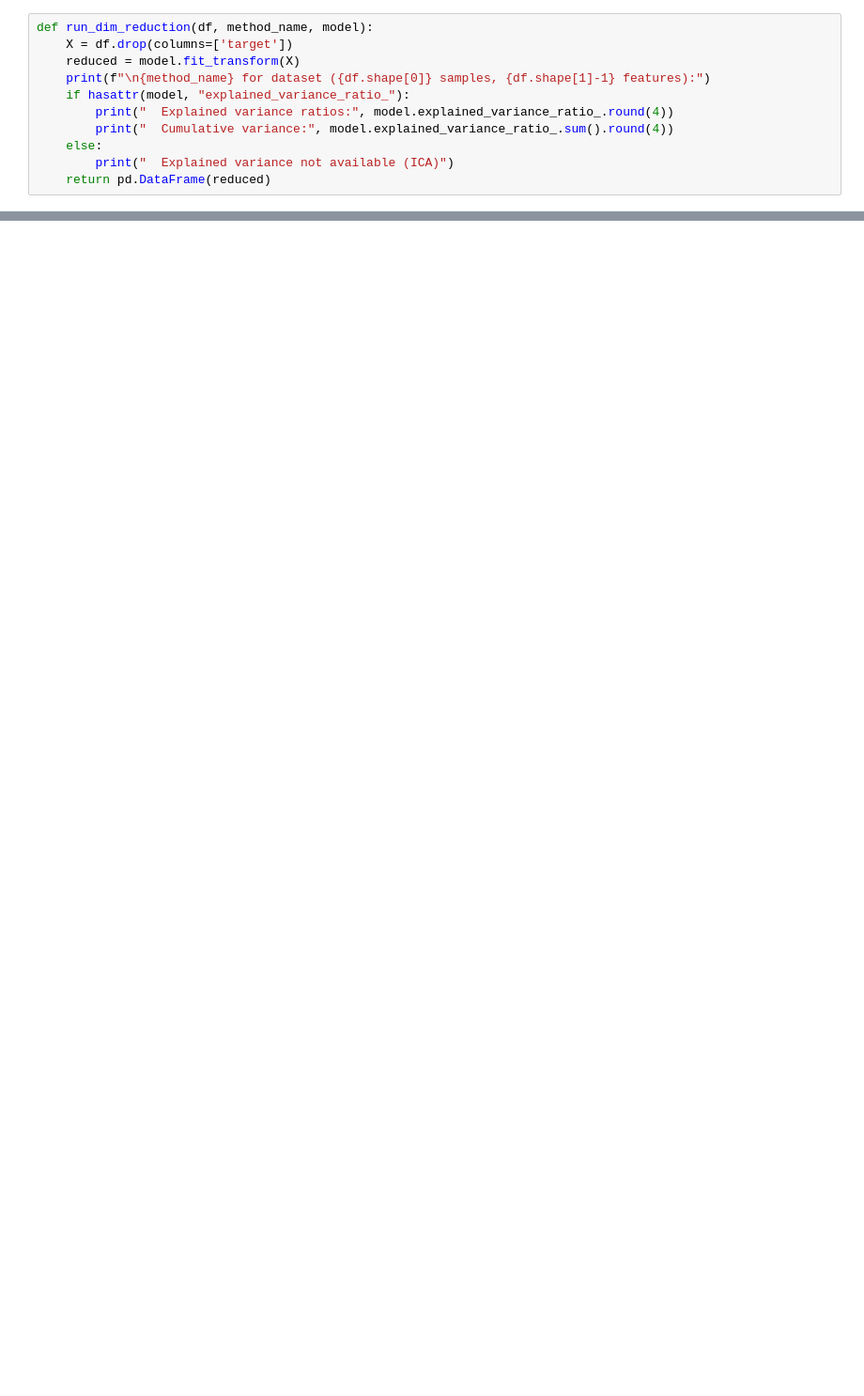
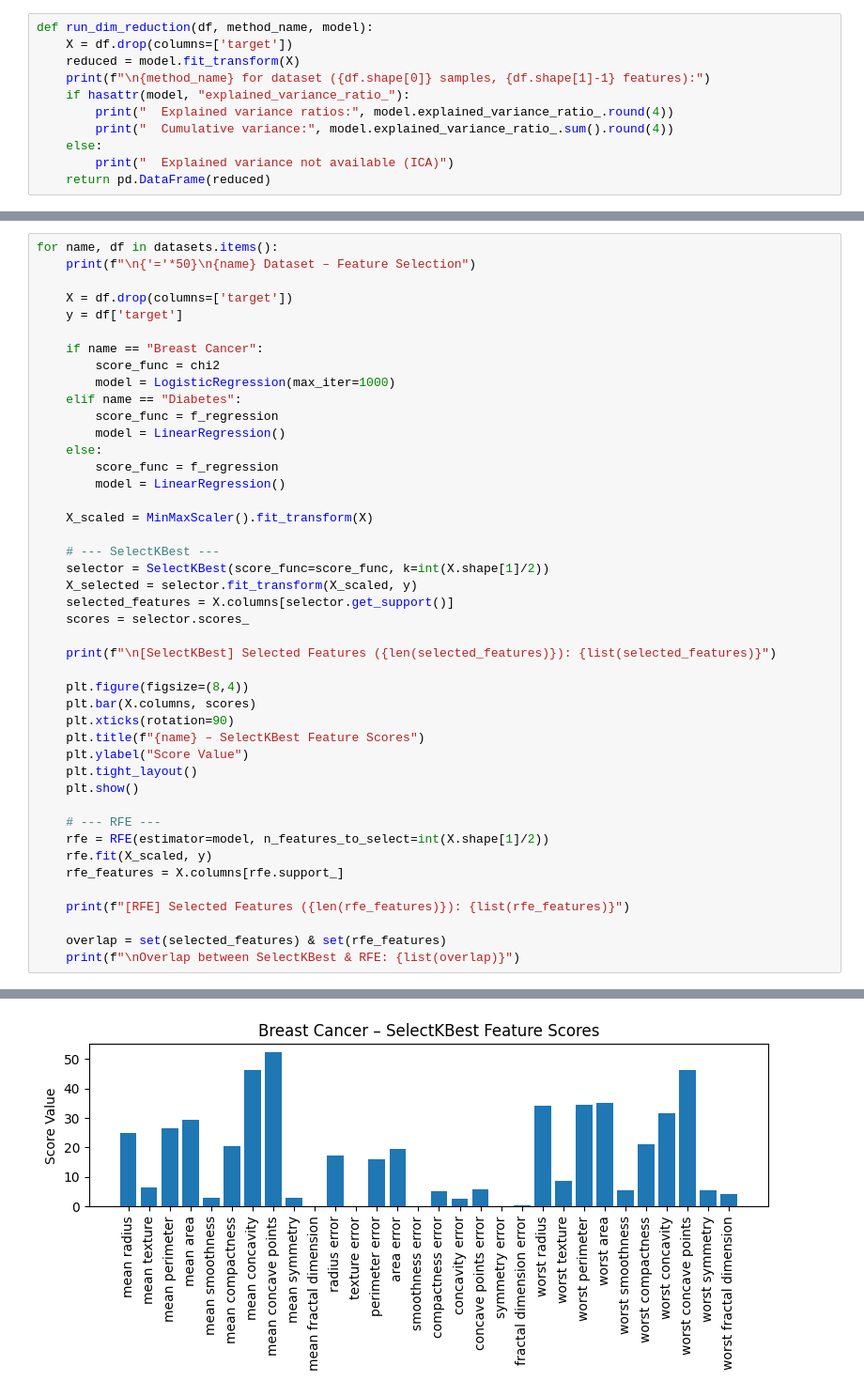
Before and after one commit to parmidamardi/CDM-TA-2, a Jupyter notebook: CDM‑MatrixMonitor‑FP.ipynb, the cells around one changed output, grey strips where cells are left out. Shown at 94% size. Drawn from its saved outputs; the diff is of its cells as text; blank space fills up the shorter version.

Commit message:
Phase 4: base feature selection (SelectKBest & RFE) applied

```diff
--- a/CDM‑MatrixMonitor‑FP.ipynb
+++ b/CDM‑MatrixMonitor‑FP.ipynb
@@ -203,0 +246,45 @@ NameError: name 'PCA' is not defined
+# %%
+for name, df in datasets.items():
+    print(f"\n{'='*50}\n{name} Dataset – Feature Selection")
+
+    X = df.drop(columns=['target'])
+    y = df['target']
+
+    if name == "Breast Cancer":
+        score_func = chi2
+        model = LogisticRegression(max_iter=1000)
+    elif name == "Diabetes":
+        score_func = f_regression
+        model = LinearRegression()
+    else:
+        score_func = f_regression
+        model = LinearRegression()
+
+    X_scaled = MinMaxScaler().fit_transform(X)
+
+    # --- SelectKBest ---
+    selector = SelectKBest(score_func=score_func, k=int(X.shape[1]/2))
+    X_selected = selector.fit_transform(X_scaled, y)
+    selected_features = X.columns[selector.get_support()]
+    scores = selector.scores_
+
+    print(f"\n[SelectKBest] Selected Features ({len(selected_features)}): {list(selected_features)}")
+
+    plt.figure(figsize=(8,4))
+    plt.bar(X.columns, scores)
+    plt.xticks(rotation=90)
+    plt.title(f"{name} – SelectKBest Feature Scores")
+    plt.ylabel("Score Value")
+    plt.tight_layout()
+    plt.show()
+
+    # --- RFE ---
+    rfe = RFE(estimator=model, n_features_to_select=int(X.shape[1]/2))
+    rfe.fit(X_scaled, y)
+    rfe_features = X.columns[rfe.support_]
+
+    print(f"[RFE] Selected Features ({len(rfe_features)}): {list(rfe_features)}")
+
+    overlap = set(selected_features) & set(rfe_features)
+    print(f"\nOverlap between SelectKBest & RFE: {list(overlap)}")
+# %% [output]
@@ -203,0 +295 @@ NameError: name 'PCA' is not defined
+[figure, added]
```
Also changed, not shown: parts of 3 cells of this notebook.
